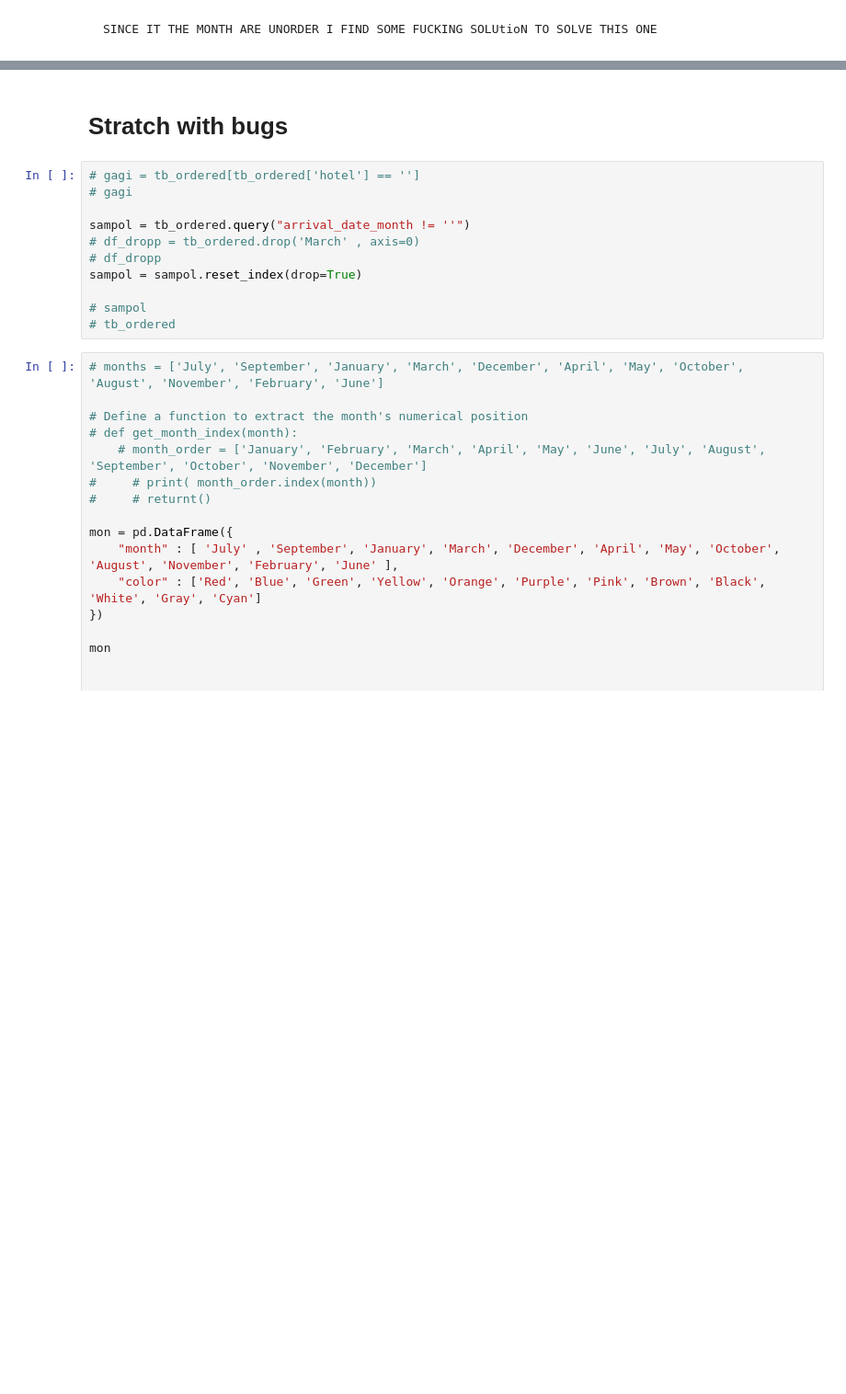
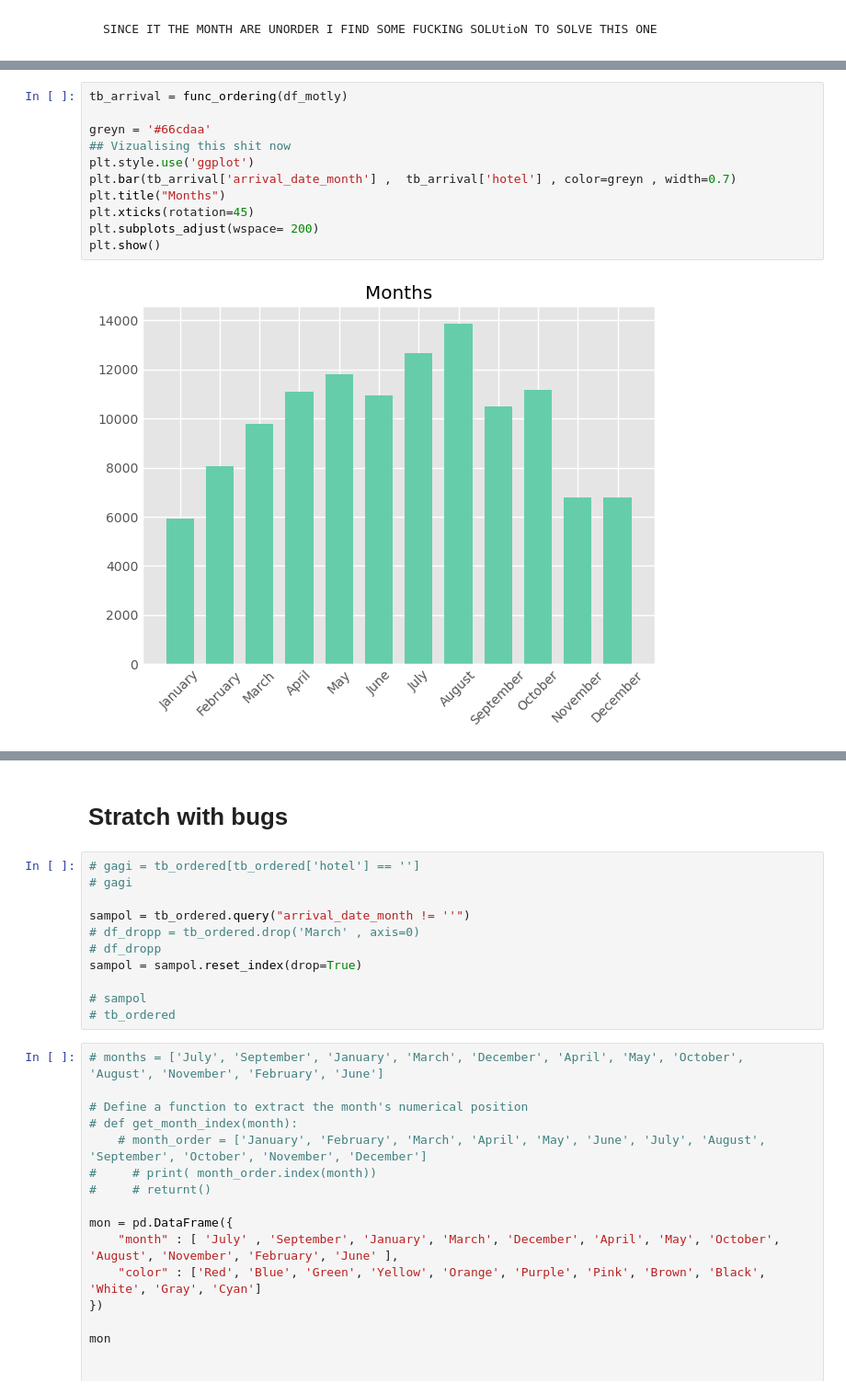
Before and after one commit to ProtacioUno/VinluanEner-Porfolio-Labs, a Jupyter notebook: Matplotlib/hotel.ipynb, the cells around one changed output, grey strips where cells are left out. Shown at 92% size. Cells and saved outputs as stored; diff of their text form; blank space fills up the shorter version.

```diff
--- a/Matplotlib/hotel.ipynb
+++ b/Matplotlib/hotel.ipynb
@@ -48,3 +119,16 @@ plt.show()
+# %%
+tb_arrival = func_ordering(df_motly)
+
+greyn = '#66cdaa'
+## Vizualising this shit now
+plt.style.use('ggplot')
+plt.bar(tb_arrival['arrival_date_month'] ,  tb_arrival['hotel'] , color=greyn , width=0.7)
+plt.title("Months")
+plt.xticks(rotation=45)
+plt.subplots_adjust(wspace= 200)
+plt.show()
+# %% [output]
+[figure, added]
 # %%
 # SINCE IT THE MONTH ARE UNORDER I FIND SOME FUCKING SOLUtioN TO SOLVE THIS ONE
 
```
Also changed, not shown: parts of 17 cells of this notebook, 2 other files.
